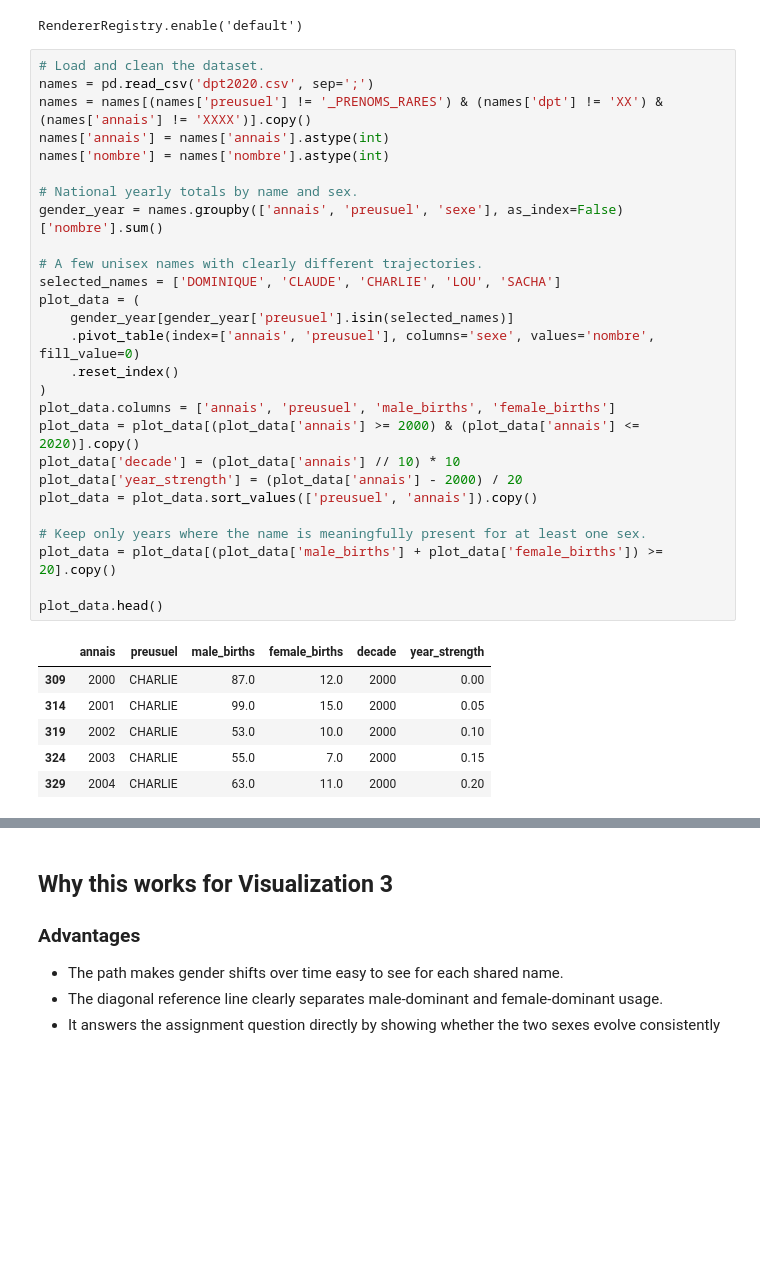
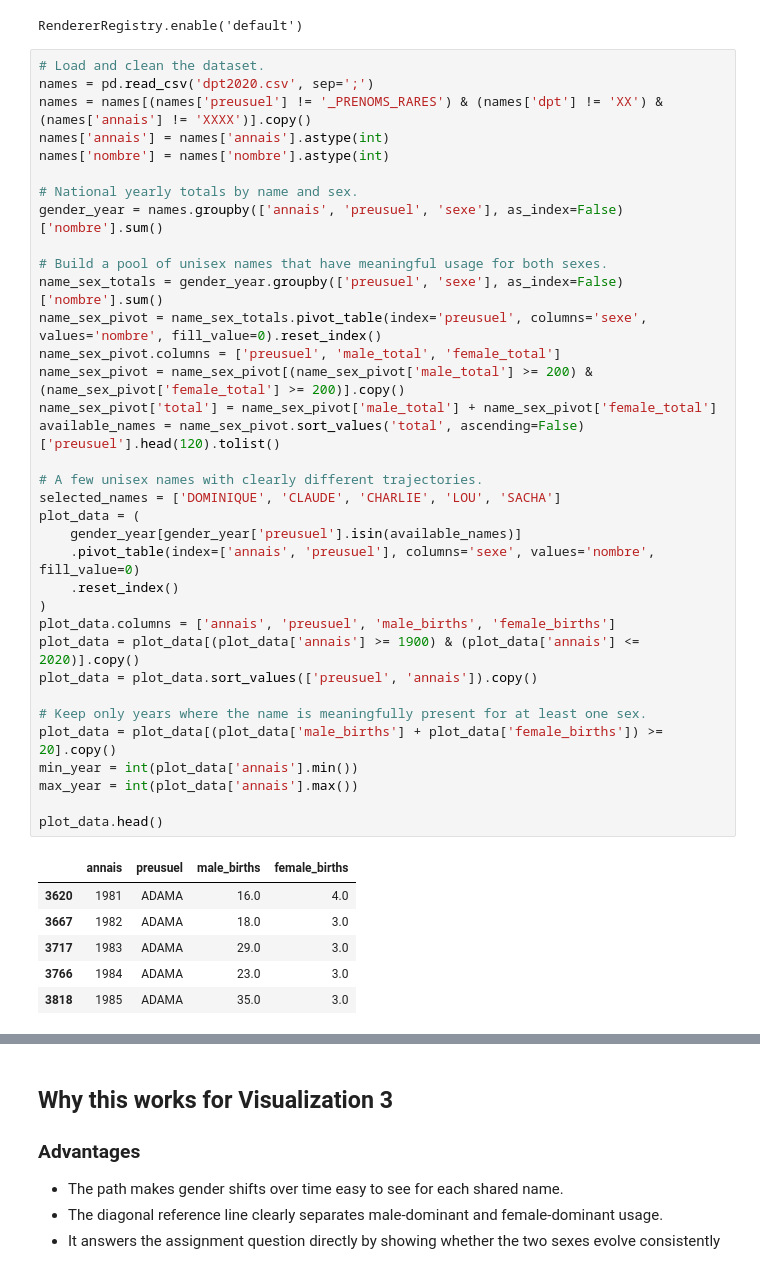
Before and after one commit to LeHoang510/Visualization-Mini-Project, a Jupyter notebook: Visualization 3 - Gender Dual Line Chart.ipynb, the cells around one changed output, grey strips where cells are left out. Saved outputs shown, nothing was run; the diff lists cells and outputs as text; blank space fills up the shorter version.

```diff
--- a/Visualization 3 - Gender Dual Line Chart.ipynb
+++ b/Visualization 3 - Gender Dual Line Chart.ipynb
@@ -21,35 +21,43 @@ RendererRegistry.enable('default')
 # %%
 # Load and clean the dataset.
 names = pd.read_csv('dpt2020.csv', sep=';')
 names = names[(names['preusuel'] != '_PRENOMS_RARES') & (names['dpt'] != 'XX') & (names['annais'] != 'XXXX')].copy()
 names['annais'] = names['annais'].astype(int)
 names['nombre'] = names['nombre'].astype(int)
 
 # National yearly totals by name and sex.
 gender_year = names.groupby(['annais', 'preusuel', 'sexe'], as_index=False)['nombre'].sum()
 
+# Build a pool of unisex names that have meaningful usage for both sexes.
+name_sex_totals = gender_year.groupby(['preusuel', 'sexe'], as_index=False)['nombre'].sum()
+name_sex_pivot = name_sex_totals.pivot_table(index='preusuel', columns='sexe', values='nombre', fill_value=0).reset_index()
+name_sex_pivot.columns = ['preusuel', 'male_total', 'female_total']
+name_sex_pivot = name_sex_pivot[(name_sex_pivot['male_total'] >= 200) & (name_sex_pivot['female_total'] >= 200)].copy()
+name_sex_pivot['total'] = name_sex_pivot['male_total'] + name_sex_pivot['female_total']
+available_names = name_sex_pivot.sort_values('total', ascending=False)['preusuel'].head(120).tolist()
+
 # A few unisex names with clearly different trajectories.
 selected_names = ['DOMINIQUE', 'CLAUDE', 'CHARLIE', 'LOU', 'SACHA']
 plot_data = (
-    gender_year[gender_year['preusuel'].isin(selected_names)]
+    gender_year[gender_year['preusuel'].isin(available_names)]
     .pivot_table(index=['annais', 'preusuel'], columns='sexe', values='nombre', fill_value=0)
     .reset_index()
 )
 plot_data.columns = ['annais', 'preusuel', 'male_births', 'female_births']
-plot_data = plot_data[(plot_data['annais'] >= 2000) & (plot_data['annais'] <= 2020)].copy()
-plot_data['decade'] = (plot_data['annais'] // 10) * 10
-plot_data['year_strength'] = (plot_data['annais'] - 2000) / 20
+plot_data = plot_data[(plot_data['annais'] >= 1900) & (plot_data['annais'] <= 2020)].copy()
 plot_data = plot_data.sort_values(['preusuel', 'annais']).copy()
 
 # Keep only years where the name is meaningfully present for at least one sex.
 plot_data = plot_data[(plot_data['male_births'] + plot_data['female_births']) >= 20].copy()
+min_year = int(plot_data['annais'].min())
+max_year = int(plot_data['annais'].max())
 
 plot_data.head()
 # %% [output]
-|  | annais | preusuel | male_births | female_births | decade | year_strength |
-| 309 | 2000 | CHARLIE | 87.0 | 12.0 | 2000 | 0.00 |
-| 314 | 2001 | CHARLIE | 99.0 | 15.0 | 2000 | 0.05 |
-| 319 | 2002 | CHARLIE | 53.0 | 10.0 | 2000 | 0.10 |
-| 324 | 2003 | CHARLIE | 55.0 | 7.0 | 2000 | 0.15 |
-| 329 | 2004 | CHARLIE | 63.0 | 11.0 | 2000 | 0.20 |
+|  | annais | preusuel | male_births | female_births |
+| 3620 | 1981 | ADAMA | 16.0 | 4.0 |
+| 3667 | 1982 | ADAMA | 18.0 | 3.0 |
+| 3717 | 1983 | ADAMA | 29.0 | 3.0 |
+| 3766 | 1984 | ADAMA | 23.0 | 3.0 |
+| 3818 | 1985 | ADAMA | 35.0 | 3.0 |
 # %%
```
Also changed, not shown: parts of 1 cell of this notebook, 4 other files.
